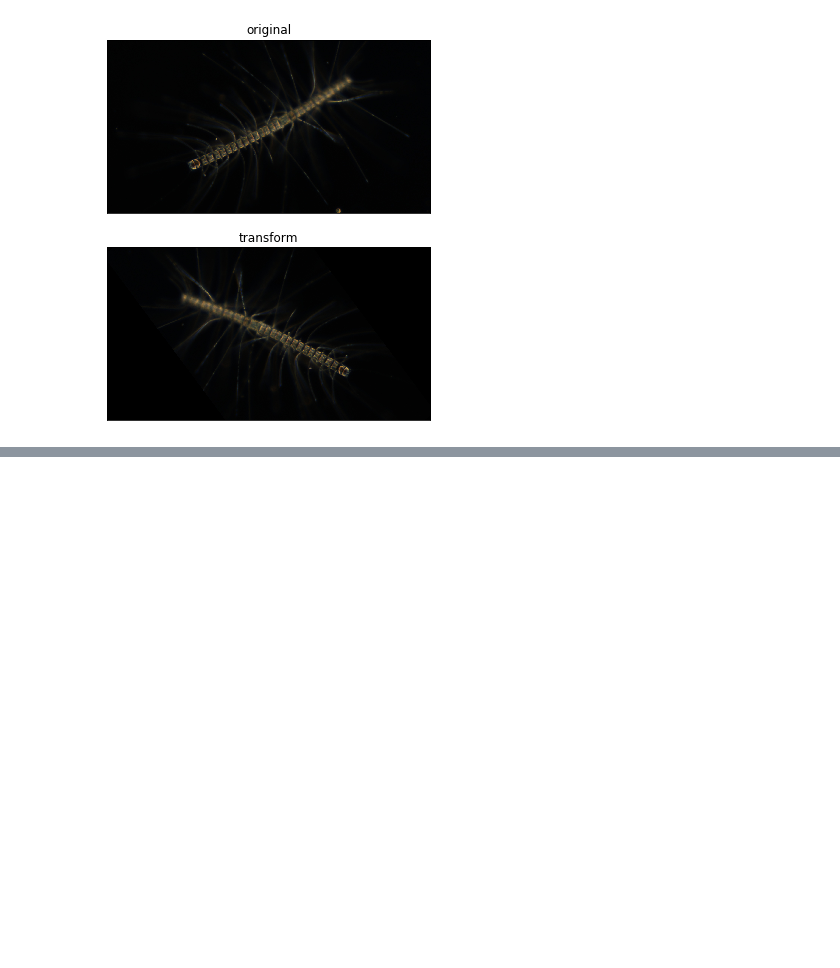
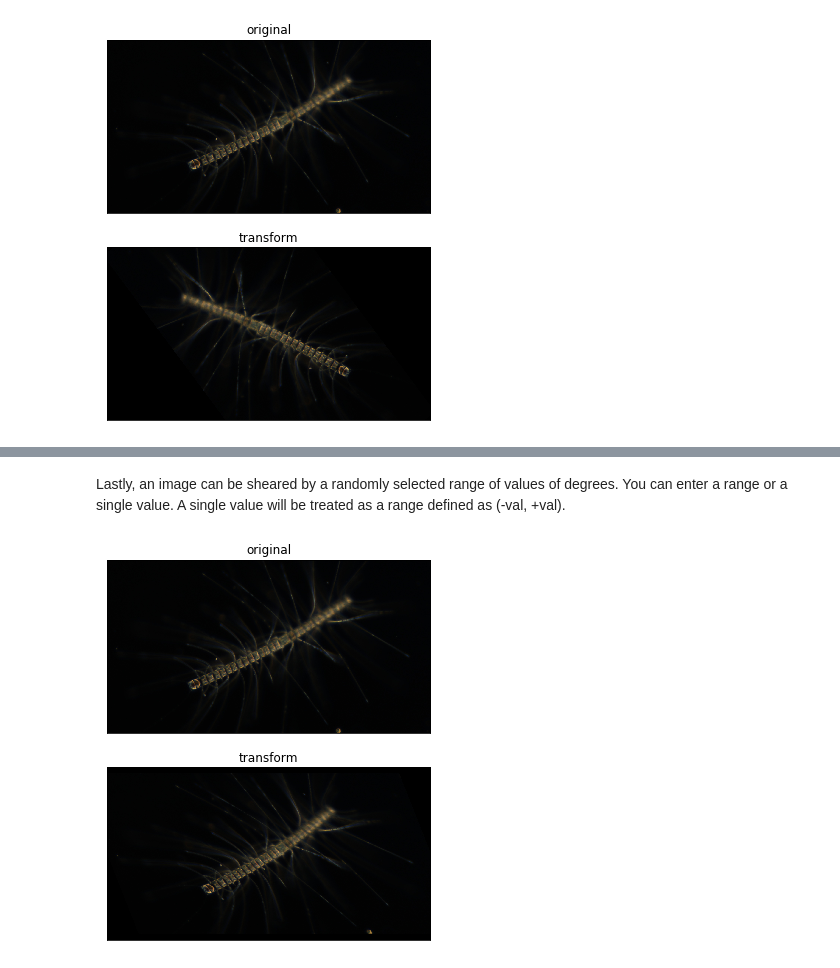
Before and after one commit to eor314/pogo_bioobs19_imaging, a Jupyter notebook: mod7_data_augmentation.ipynb, the cells around one changed output, grey strips where cells are left out. Saved outputs shown, nothing was run; the diff lists cells and outputs as text; code cells hidden in the pictures; blank space fills up the shorter version.

```diff
--- a/mod7_data_augmentation.ipynb
+++ b/mod7_data_augmentation.ipynb
@@ -128,0 +161,15 @@ plot_transform_imgs(img_orig, test)
+# %% [markdown]
+Lastly, an image can be sheared by a randomly selected range of values of degrees. You can enter a range or a single value. A single value will be treated as a range defined as (-val, +val).
+# %%
+# define a random shear
+rand_affine = transforms.Compose([
+    transforms.RandomAffine(0, shear=50)  # (min_angle, max_angle)
+])
+
+# do the flip
+test = rand_affine(img_orig)
+
+# display it
+plot_transform_imgs(img_orig, test)
+# %% [output]
+[figure, added]
```
Also changed, not shown: parts of 15 cells of this notebook.
